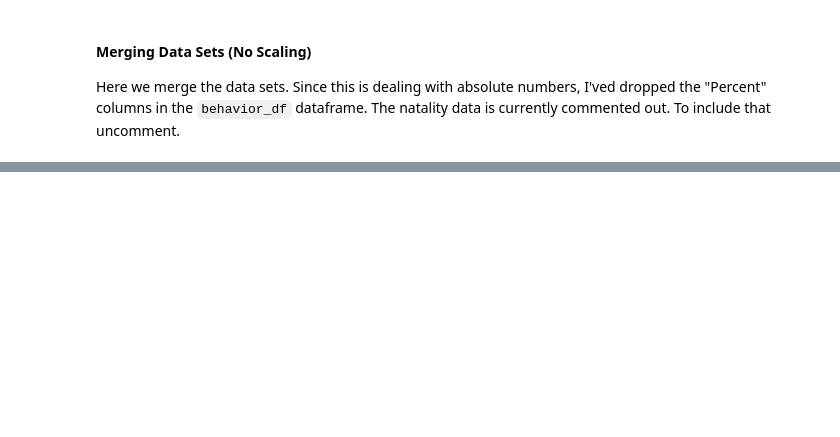
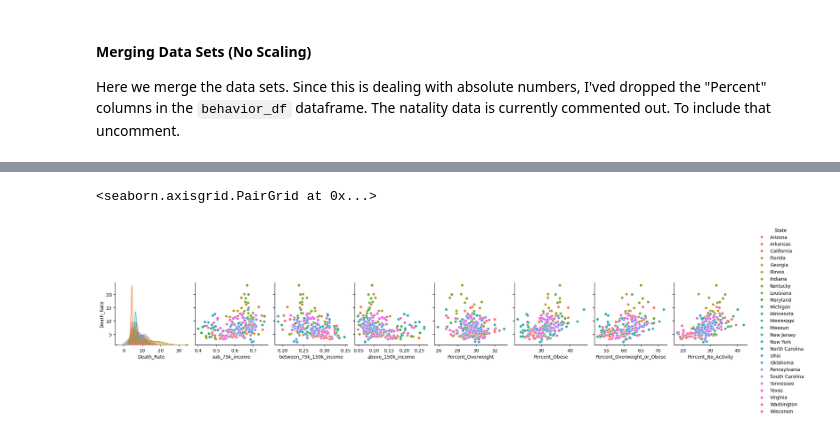
Before and after one commit to djclancy/maternal_mortality_US, a Jupyter notebook: data_manipulation/state_data_natality_income_HI.ipynb, the cells around one changed output, grey strips where cells are left out. Saved outputs shown, nothing was run; the diff lists cells and outputs as text; code cells hidden in the pictures; blank space fills up the shorter version.

```diff
--- a/data_manipulation/state_data_natality_income_HI.ipynb
+++ b/data_manipulation/state_data_natality_income_HI.ipynb
@@ -208 +266,7 @@ $75,000 to $99,999            -0.383601
 Name: Death_Rate, dtype: float64
+# %%
+merged_good = merged_df[merged_df.State.isin(list(merged_df.groupby("State").Year.count().reset_index()[merged_df.groupby("State").Year.count().reset_index().Year>=7].State.unique()))]
+sns.pairplot(merged_good, hue = "State", y_vars= 'Death_Rate', x_vars = merged_good.columns[2:])
+# %% [output]
+<seaborn.axisgrid.PairGrid at 0x...>
+[figure, added]
```
Also changed, not shown: parts of 23 cells of this notebook, 2 other files.
